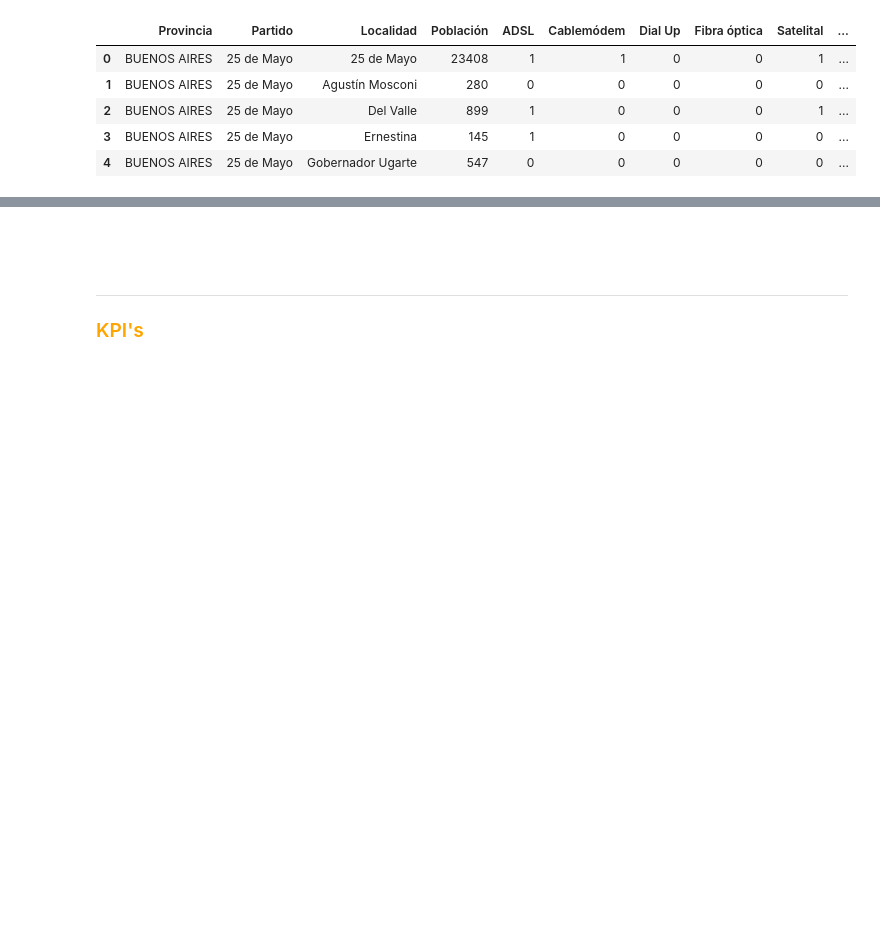
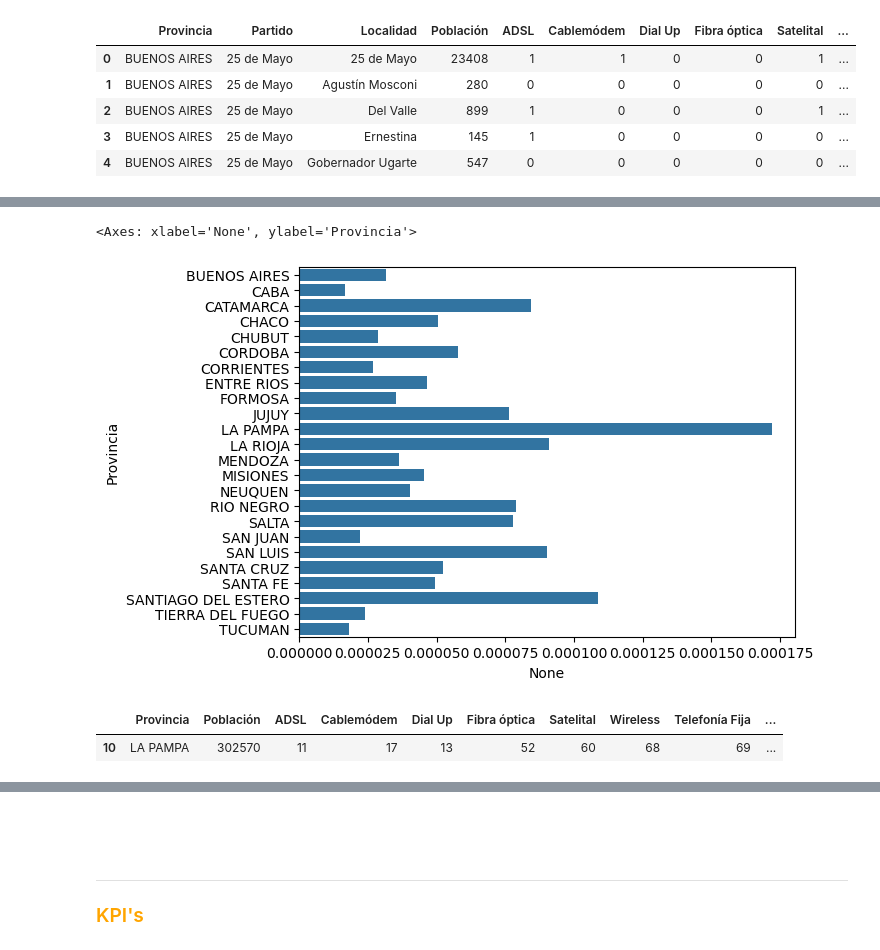
Before and after one commit to hzaquelli82/PI02_Jara_Zaquelli_Hugo, a Jupyter notebook: EDA.ipynb, the cells around one changed output, grey strips where cells are left out. Saved outputs shown, nothing was run; the diff lists cells and outputs as text; code cells hidden in the pictures; blank space fills up the shorter version.

```diff
--- a/EDA.ipynb
+++ b/EDA.ipynb
@@ -1090,3 +1074,7 @@ df_conect.head()
 | 2 | BUENOS AIRES | 25 de Mayo | Del Valle | 899 | 1 | 0 | 0 | 0 | 1 | ... |
 | 3 | BUENOS AIRES | 25 de Mayo | Ernestina | 145 | 1 | 0 | 0 | 0 | 0 | ... |
 | 4 | BUENOS AIRES | 25 de Mayo | Gobernador Ugarte | 547 | 0 | 0 | 0 | 0 | 0 | ... |
+# %%
+df_connect_prov = df_conect.groupby('Provincia').sum(numeric_only=True).reset_index()
+df_connect_prov.drop(['Link','Latitud','Longitud'], axis=1, inplace=True)
+df_connect_prov.head()
@@ -1092,0 +1088,11 @@ df_conect.head()
+# %%
+
+sns.barplot(data=df_connect_prov, x=df_connect_prov['Fibra óptica']/df_connect_prov['Población'], y='Provincia', orient='h')
+# %% [output]
+<Axes: xlabel='None', ylabel='Provincia'>
+[figure, added]
+# %%
+df_connect_prov[df_connect_prov['Provincia']=='LA PAMPA']
+# %% [output]
+|  | Provincia | Población | ADSL | Cablemódem | Dial Up | Fibra óptica | Satelital | Wireless | Telefonía Fija | ... |
+| 10 | LA PAMPA | 302570 | 11 | 17 | 13 | 52 | 60 | 68 | 69 | ... |
```
Also changed, not shown: parts of 4 cells of this notebook.
